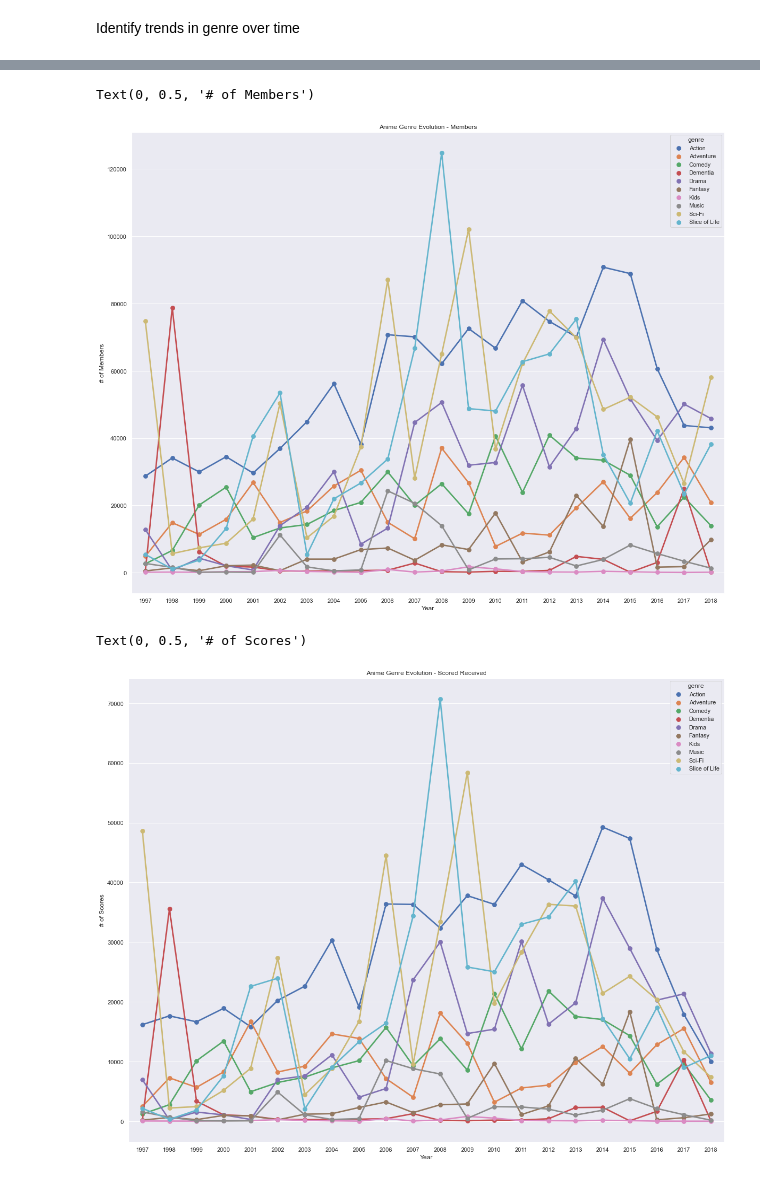
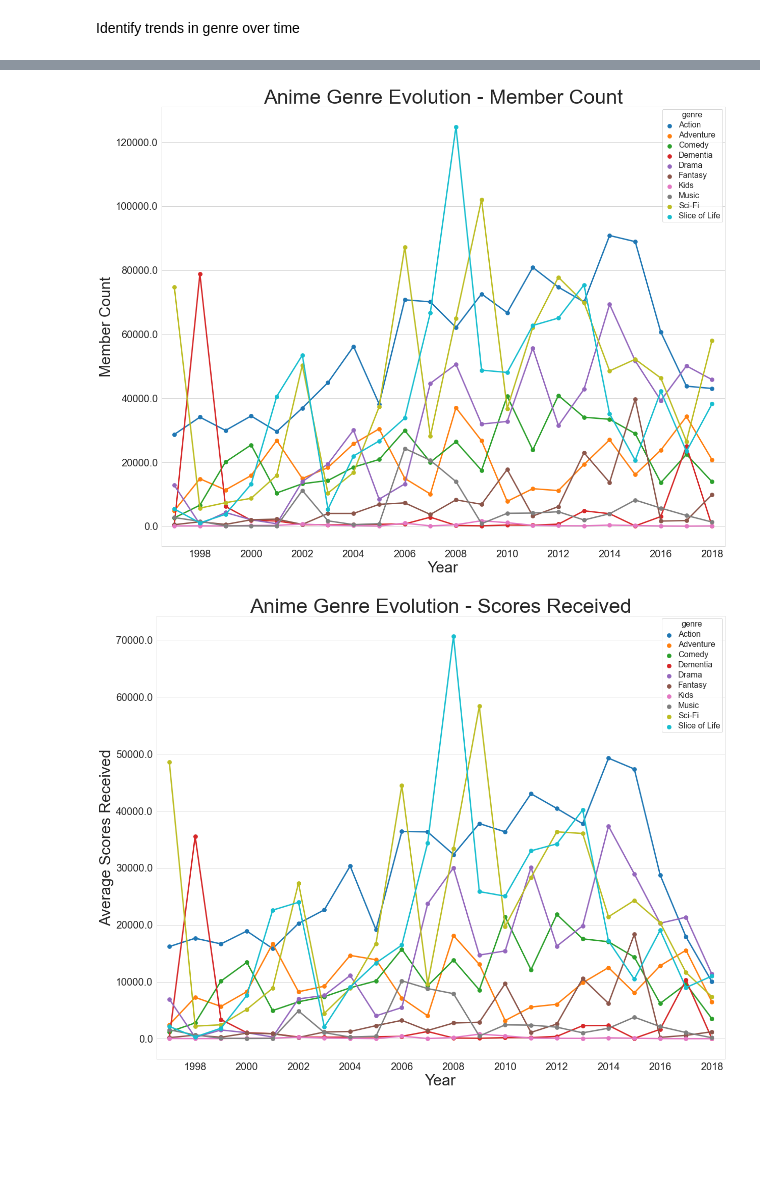
Before and after one commit to salazaru/Susumeru, a Jupyter notebook: src/trends_in_genre.ipynb, the cells around one changed output, grey strips where cells are left out. Drawn from its saved outputs; the diff is of its cells as text; code cells hidden in the pictures; blank space fills up the shorter version.

Commit message:
added images / increased image font size / readme

```diff
--- a/src/trends_in_genre.ipynb
+++ b/src/trends_in_genre.ipynb
@@ -140,22 +166,38 @@ Text(0, 0.5, 'Rank')
 # %%
-# view trends by members
+# plot against members
 fig, ax = plt.subplots()
 fig.set_size_inches(20, 16)
-sns.pointplot(x='year', y='members', data=year_genre_df['members'].mean().reset_index(), hue='genre', ax=ax)
-plt.title('Anime Genre Evolution - Members')
-plt.xlabel('Year')
-plt.ylabel('# of Members')
+b = sns.pointplot(x='year', y='members', data=year_genre_df['members'].mean().reset_index(), hue='genre', ax=ax)
+b.axes.set_title("Anime Genre Evolution - Member Count", fontsize=40)
+b.set_xlabel("Year",fontsize=30)
+b.set_ylabel("Member Count",fontsize=30)
+b.set_yticklabels(b.get_yticks(), size = 20)
+b.set_xticklabels(xlabels, size=20)
+sns.set_style('whitegrid')
+plt.setp(ax.get_legend().get_texts(), fontsize='16') # for legend text
+plt.setp(ax.get_legend().get_title(), fontsize='16') # for legend title
+plt.setp(ax.get_xticklabels()[::2], visible=False)
+
+mem = b.get_figure()
+mem.savefig('mem.png')
 # %% [output]
-Text(0, 0.5, '# of Members')
-[figure, old version]
+[figure, new version]
 # %%
-# view trends by number of scores
+# plot against score received
 fig, ax = plt.subplots()
 fig.set_size_inches(20, 16)
-sns.pointplot(x='year', y='scored_by', data=year_genre_df['scored_by'].mean().reset_index(), hue='genre', ax=ax)
-plt.title('Anime Genre Evolution - Scored Received')
-plt.xlabel('Year')
-plt.ylabel('# of Scores')
+b = sns.pointplot(x='year', y='scored_by', data=year_genre_df['scored_by'].mean().reset_index(), hue='genre', ax=ax)
+b.axes.set_title("Anime Genre Evolution - Scores Received", fontsize=40)
+b.set_xlabel("Year",fontsize=30)
+b.set_ylabel("Average Scores Received",fontsize=30)
+b.set_yticklabels(b.get_yticks(), size = 20)
+b.set_xticklabels(xlabels, size=20)
+sns.set_style('whitegrid')
+plt.setp(ax.get_legend().get_texts(), fontsize='16') # for legend text
+plt.setp(ax.get_legend().get_title(), fontsize='16') # for legend title
+plt.setp(ax.get_xticklabels()[::2], visible=False)
+
+votes = b.get_figure()
+votes.savefig('votes.png')
 # %% [output]
-Text(0, 0.5, '# of Scores')
-[figure, old version]
+[figure, new version]
```
Also changed, not shown: parts of 4 cells of this notebook, 9 other files.
